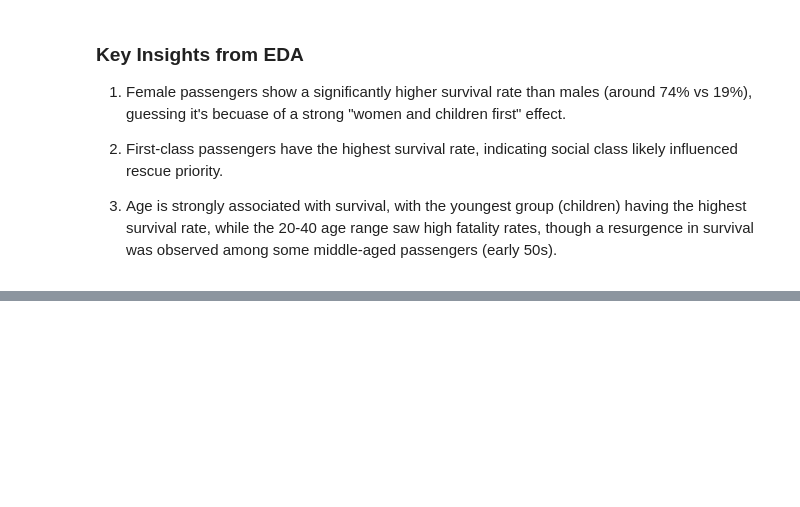
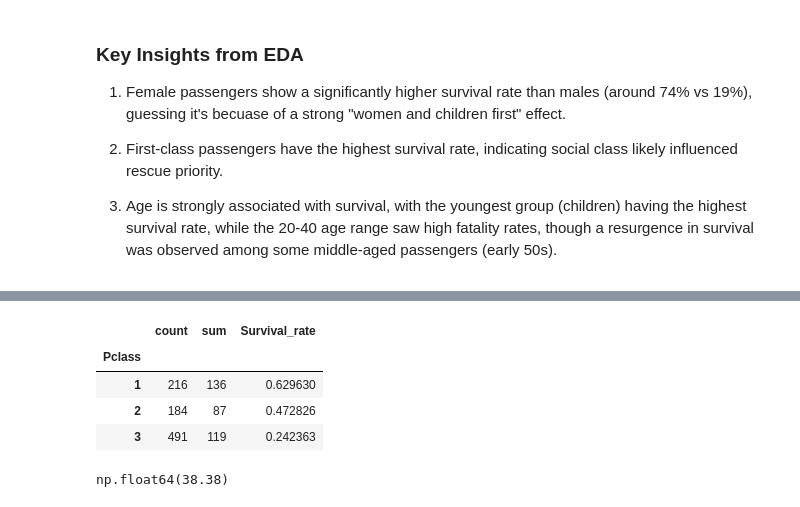
Before and after one commit to ByungkyuKang/ML_Portfolio, a Jupyter notebook: Machine_Learning_Projects/Titanic-Survival-Prediction/notebooks/titanic_preprocessing(data_from_kaggle).ipynb, the cells around one changed output, grey strips where cells are left out. Cells and saved outputs as stored; diff of their text form; code cells hidden in the pictures; blank space fills up the shorter version.

```diff
--- a/Machine_Learning_Projects/Titanic-Survival-Prediction/notebooks/titanic_preprocessing(data_from_kaggle).ipynb
+++ b/Machine_Learning_Projects/Titanic-Survival-Prediction/notebooks/titanic_preprocessing(data_from_kaggle).ipynb
@@ -178,0 +233,16 @@ plt.legend(title='Survived', labels=['Survived', 'Died'], loc='upper right')
+# %%
+# Survivers based on passender class
+pclass_table = df2.groupby('Pclass')['Survived'].agg(['count','sum'])
+pclass_table['Survival_rate'] = pclass_table['sum'] / pclass_table['count']
+pclass_table
+# %% [output]
+|  | count | sum | Survival_rate |
+| Pclass |  |  |  |
+| 1 | 216 | 136 | 0.629630 |
+| 2 | 184 | 87 | 0.472826 |
+| 3 | 491 | 119 | 0.242363 |
+# %%
+survive_rate = df['Survived'].mean() * 100
+survive_rate.round(2)
+# %% [output]
+np.float64(38.38)
```
Also changed, not shown: parts of 6 cells of this notebook, 3 other files.
